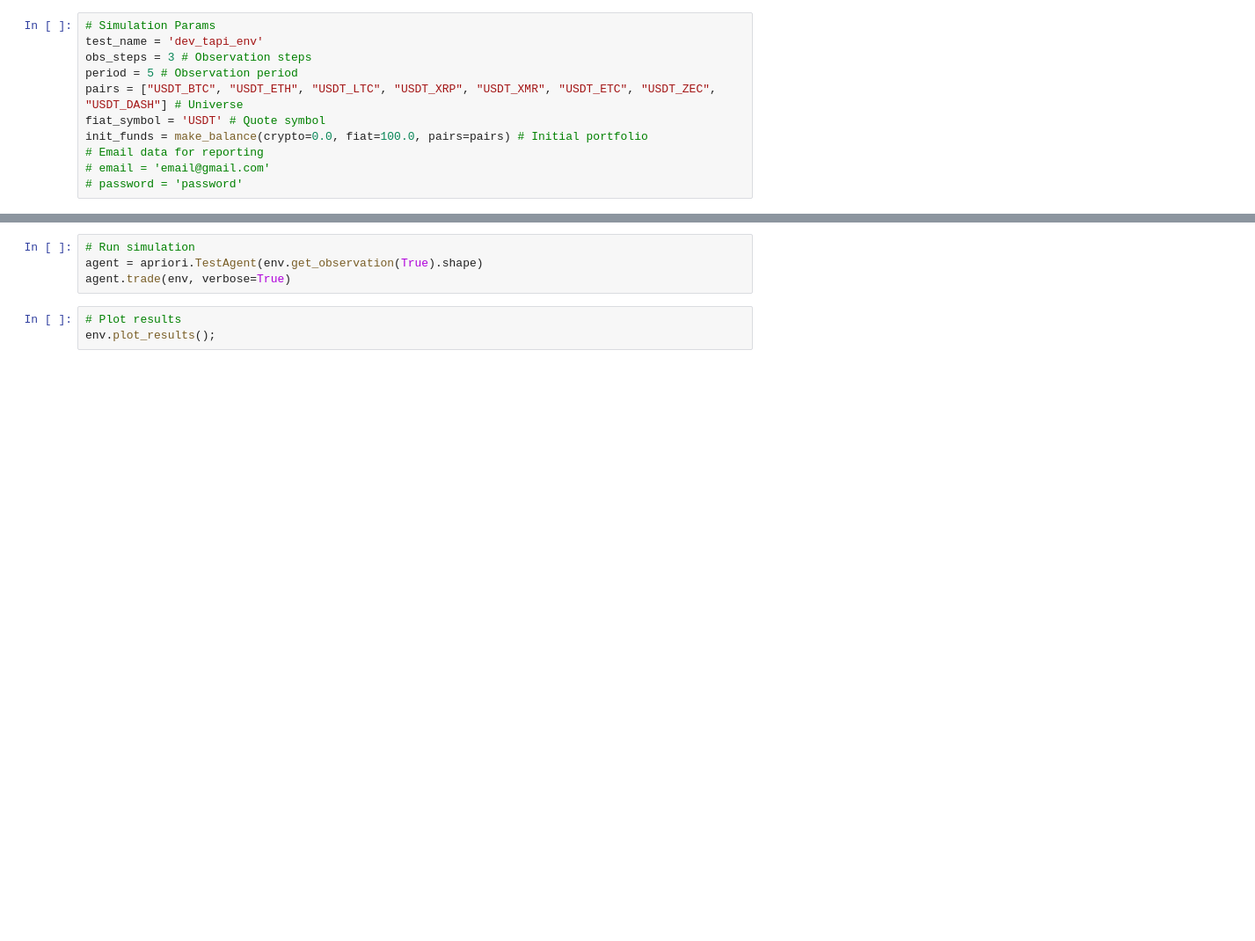
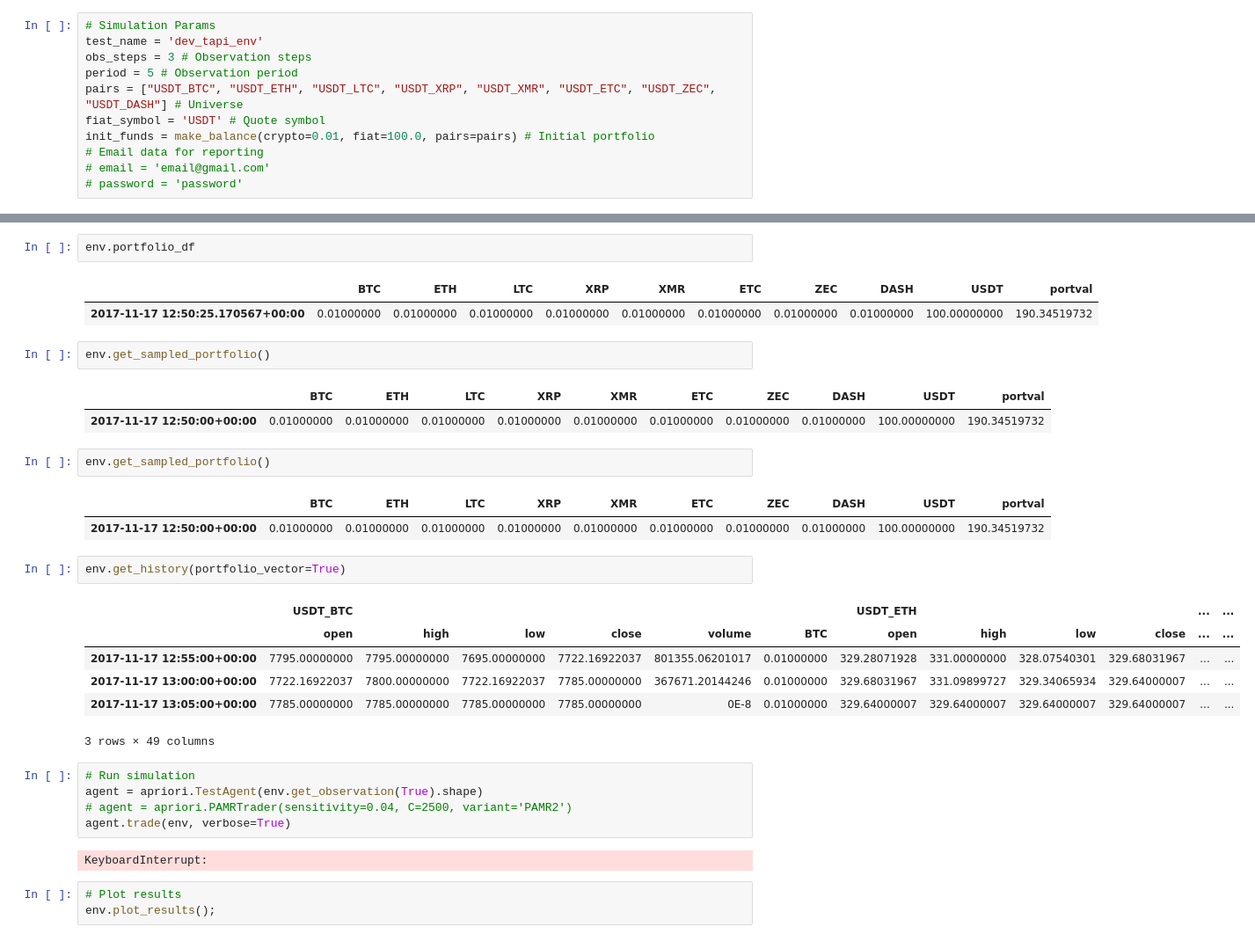
Before and after one commit to naripok/cryptotrader, a Jupyter notebook: notebooks/papertrading_nb.ipynb, the cells around one changed output, grey strips where cells are left out. Shown: that part at 88% size. Drawn from its saved outputs; the diff is of its cells as text; blank space fills up the shorter version.

Commit message:
fixed nan portfolio in get_history
Signed-off-by: tau <fernando.canteruccio@gmail.com>

```diff
--- a/notebooks/papertrading_nb.ipynb
+++ b/notebooks/papertrading_nb.ipynb
@@ -21,7 +24,7 @@ obs_steps = 3 # Observation steps
 period = 5 # Observation period
 pairs = ["USDT_BTC", "USDT_ETH", "USDT_LTC", "USDT_XRP", "USDT_XMR", "USDT_ETC", "USDT_ZEC", "USDT_DASH"] # Universe
 fiat_symbol = 'USDT' # Quote symbol
-init_funds = make_balance(crypto=0.0, fiat=100.0, pairs=pairs) # Initial portfolio
+init_funds = make_balance(crypto=0.01, fiat=100.0, pairs=pairs) # Initial portfolio
 # Email data for reporting
 # email = 'email@gmail.com'
 # password = 'password'
@@ -41,7 +47,34 @@ obs = env.reset()
+# %%
+env.portfolio_df
+# %% [output]
+|  | BTC | ETH | LTC | XRP | XMR | ETC | ZEC | DASH | USDT | portval |
+| 2017-11-17 12:50:25.170567+00:00 | 0.01000000 | 0.01000000 | 0.01000000 | 0.01000000 | 0.01000000 | 0.01000000 | 0.01000000 | 0.01000000 | 100.00000000 | 190.34519732 |
+# %%
+env.get_sampled_portfolio()
+# %% [output]
+|  | BTC | ETH | LTC | XRP | XMR | ETC | ZEC | DASH | USDT | portval |
+| 2017-11-17 12:50:00+00:00 | 0.01000000 | 0.01000000 | 0.01000000 | 0.01000000 | 0.01000000 | 0.01000000 | 0.01000000 | 0.01000000 | 100.00000000 | 190.34519732 |
+# %%
+env.get_sampled_portfolio()
+# %% [output]
+|  | BTC | ETH | LTC | XRP | XMR | ETC | ZEC | DASH | USDT | portval |
+| 2017-11-17 12:50:00+00:00 | 0.01000000 | 0.01000000 | 0.01000000 | 0.01000000 | 0.01000000 | 0.01000000 | 0.01000000 | 0.01000000 | 100.00000000 | 190.34519732 |
+# %%
+env.get_history(portfolio_vector=True)
+# %% [output]
+|  | USDT_BTC |  |  |  |  |  | USDT_ETH |  |  |  | ... | ... |
+|  | open | high | low | close | volume | BTC | open | high | low | close | ... | ... |
+| 2017-11-17 12:55:00+00:00 | 7795.00000000 | 7795.00000000 | 7695.00000000 | 7722.16922037 | 801355.06201017 | 0.01000000 | 329.28071928 | 331.00000000 | 328.07540301 | 329.68031967 | ... | ... |
+| 2017-11-17 13:00:00+00:00 | 7722.16922037 | 7800.00000000 | 7722.16922037 | 7785.00000000 | 367671.20144246 | 0.01000000 | 329.68031967 | 331.09899727 | 329.34065934 | 329.64000007 | ... | ... |
+| 2017-11-17 13:05:00+00:00 | 7785.00000000 | 7785.00000000 | 7785.00000000 | 7785.00000000 | 0E-8 | 0.01000000 | 329.64000007 | 329.64000007 | 329.64000007 | 329.64000007 | ... | ... |
+3 rows × 49 columns
 # %%
 # Run simulation
 agent = apriori.TestAgent(env.get_observation(True).shape)
+# agent = apriori.PAMRTrader(sensitivity=0.04, C=2500, variant='PAMR2')
 agent.trade(env, verbose=True)
+# %% [output]
+KeyboardInterrupt:
 # %%
 # Plot results
 env.plot_results();
```
Also changed, not shown: parts of 2 cells of this notebook, 26 other files.
